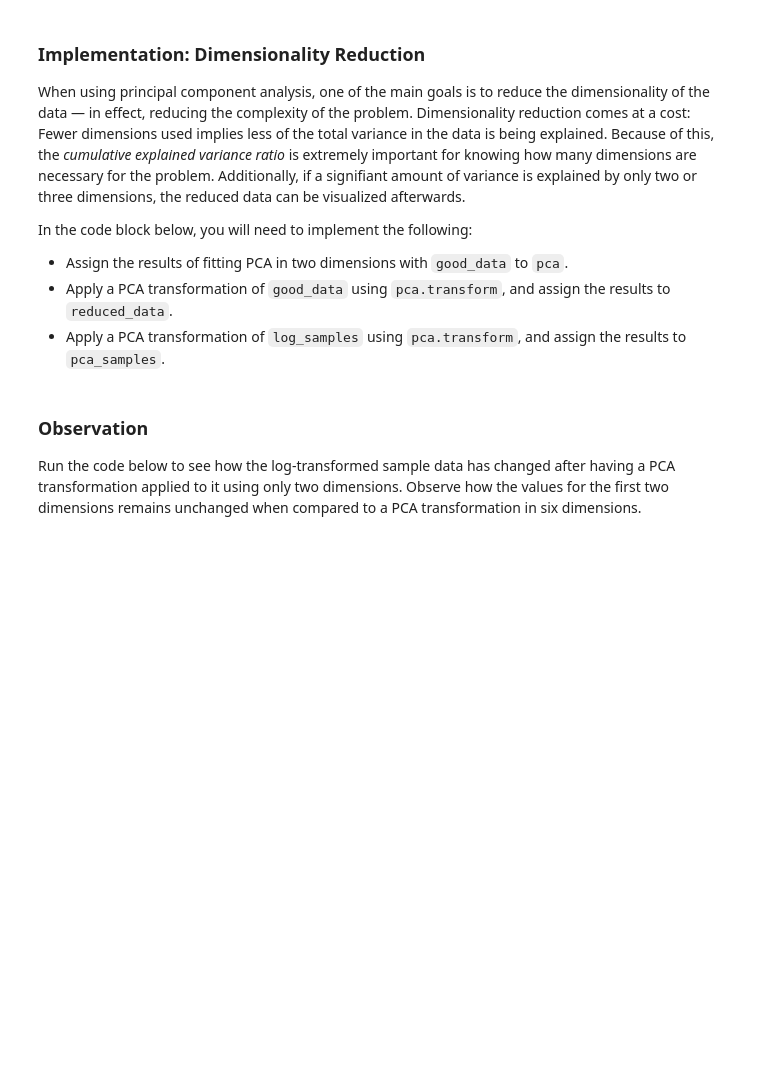
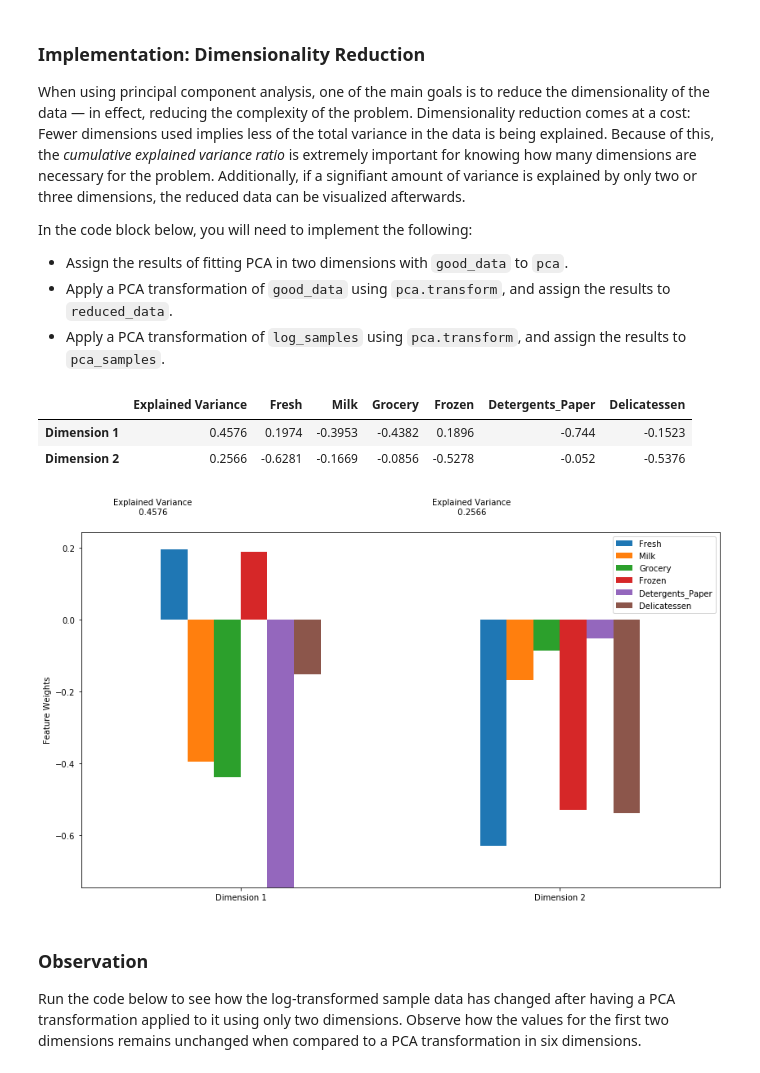
Before and after one commit to jovanimtzrico/machine-learning-1, a Jupyter notebook: projects/customer_segments/customer_segments.ipynb, the cells around one changed output. Drawn from its saved outputs; the diff is of its cells as text; code cells hidden in the pictures; blank space fills up the shorter version.

```diff
--- a/projects/customer_segments/customer_segments.ipynb
+++ b/projects/customer_segments/customer_segments.ipynb
@@ -349,16 +388,22 @@ In the code block below, you will need to implement the following:
  - Apply a PCA transformation of `log_samples` using `pca.transform`, and assign the results to `pca_samples`.
 # %%
 # TODO: Apply PCA by fitting the good data with only two dimensions
-pca = None
+pca = PCA(n_components=2).fit(good_data)
 
 # TODO: Transform the good data using the PCA fit above
-reduced_data = None
+reduced_data = pca.transform(good_data)
 
-# TODO: Transform log_samples using the PCA fit above
-pca_samples = None
+# TODO: Transform the sample log-data using the PCA fit above
+pca_samples = pca.transform(log_samples)
 
 # Create a DataFrame for the reduced data
 reduced_data = pd.DataFrame(reduced_data, columns = ['Dimension 1', 'Dimension 2'])
+vs.pca_results(good_data, pca)
+# %% [output]
+|  | Explained Variance | Fresh | Milk | Grocery | Frozen | Detergents_Paper | Delicatessen |
+| Dimension 1 | 0.4576 | 0.1974 | -0.3953 | -0.4382 | 0.1896 | -0.744 | -0.1523 |
+| Dimension 2 | 0.2566 | -0.6281 | -0.1669 | -0.0856 | -0.5278 | -0.052 | -0.5376 |
+[figure, added]
 # %% [markdown]
 ### Observation
 Run the code below to see how the log-transformed sample data has changed after having a PCA transformation applied to it using only two dimensions. Observe how the values for the first two dimensions remains unchanged when compared to a PCA transformation in six dimensions.
```
Also changed, not shown: parts of 31 cells of this notebook, 1 other file.
